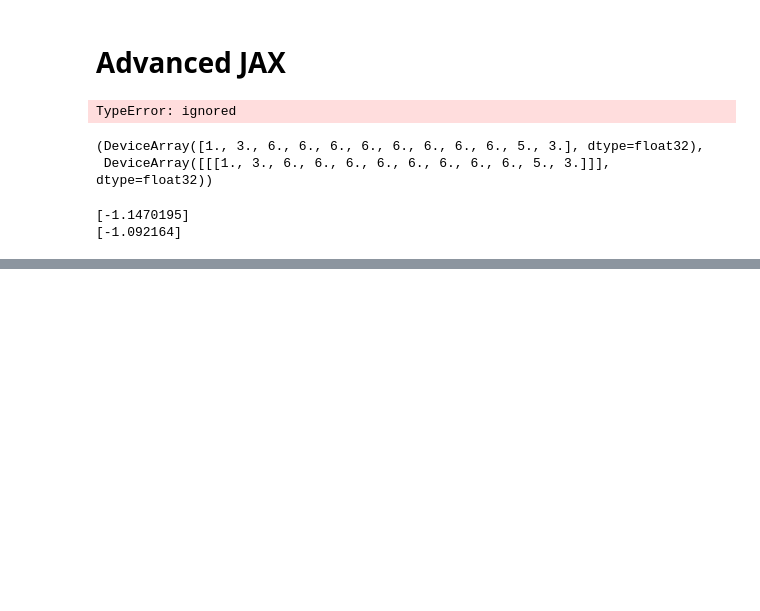
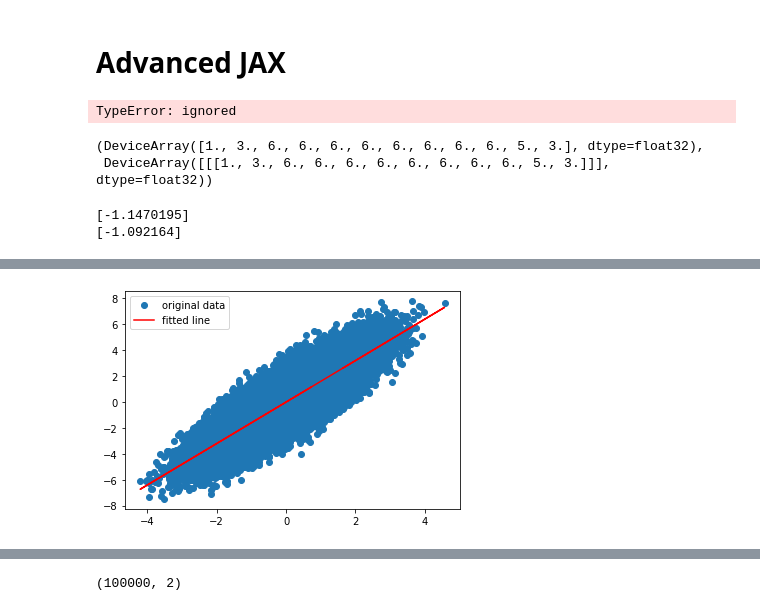
Before and after one commit to tgautam03/xlapinn, a Jupyter notebook: nb/JAX_1.ipynb, the cells around one changed output, grey strips where cells are left out. Cells and saved outputs as stored; diff of their text form; code cells hidden in the pictures; blank space fills up the shorter version.

```diff
--- a/nb/JAX_1.ipynb
+++ b/nb/JAX_1.ipynb
@@ -286,0 +322,21 @@ print(random.normal(key=subkey_, shape=(1,)))
+# %%
+import numpy as np
+import matplotlib.pyplot as plt
+
+# Generating toy example
+x = np.random.normal(0, 1, 100000)
+x = np.vstack([x,jnp.ones(len(x))]).T
+
+y = 1.6*x[:,0] + np.random.normal(0, 1, 100000)
+
+
+m, c = cpu_linear(x,y)
+
+plt.plot(x[:,0], y, 'o', label='original data')
+plt.plot(x[:,0], m*x[:,0] + c, 'r', label='fitted line')
+plt.legend()
+plt.show()
+
+%timeit cpu_linear(x,y)
+# %% [output]
+[figure, added]
@@ -286,0 +344,4 @@ print(random.normal(key=subkey_, shape=(1,)))
+# %%
+x.shape
+# %% [output]
+(100000, 2)
```
Also changed, not shown: parts of 4 cells of this notebook, 2 other files.
